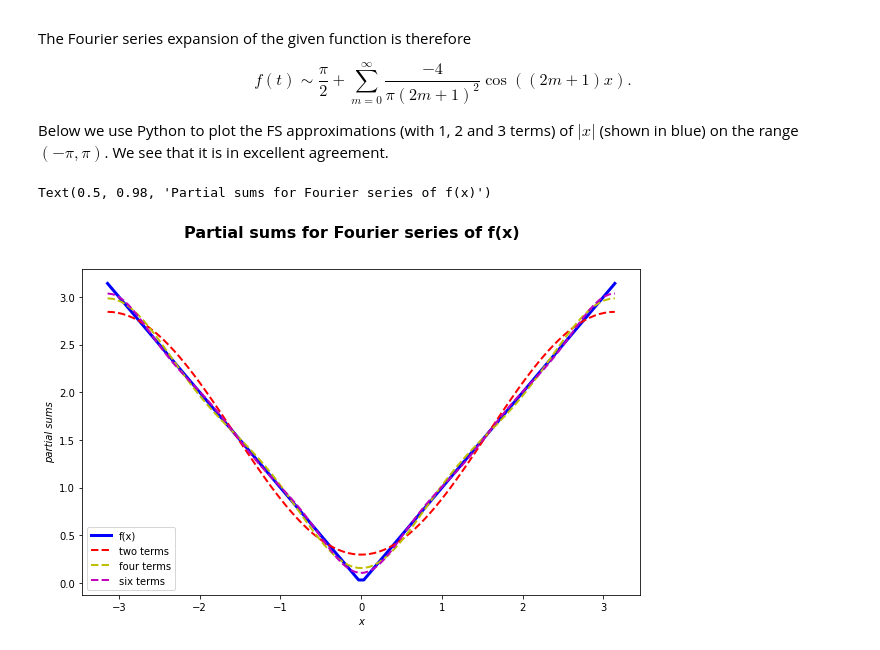
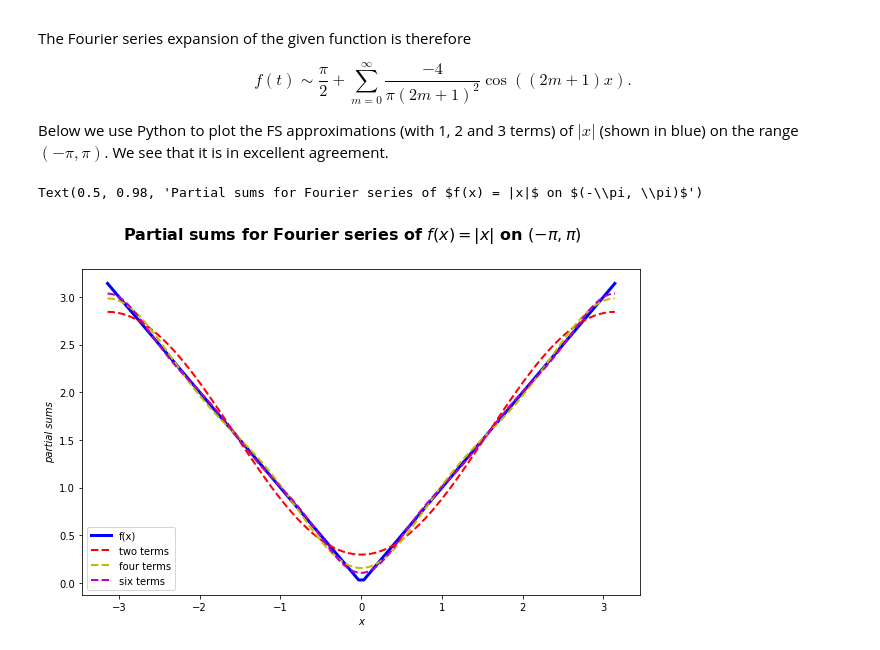
Before and after one commit to jjcrofts77/Advanced-Calculus-MATH20471, a Jupyter notebook: content/notebooks/Part1/Chapter2/Fourierseries2pi.ipynb, the cells around one changed output. Drawn from its saved outputs; the diff is of its cells as text; code cells hidden in the pictures.

```diff
--- a/content/notebooks/Part1/Chapter2/Fourierseries2pi.ipynb
+++ b/content/notebooks/Part1/Chapter2/Fourierseries2pi.ipynb
@@ -176,35 +176,35 @@ Below we use Python to plot the FS approximations (with 1, 2 and 3 terms) of $|x
 # %%
 # python modules (maths + plotting)
 import numpy as np
 import matplotlib.pyplot as plt
 plt.rcParams['figure.figsize'] = [10, 6] # sets the size of the figure in inches
 
 # domain of plot (-pi, pi)
 x = np.linspace(-np.pi,np.pi,100)
 
 # square wave function (Example 2.2.2)
 f=np.abs(x)
 
 # Partial sums for the FS of the square wave
 y1=np.pi/2-(4/np.pi)*np.cos(x) # one term (first and second harmonics)
 y2=y1-(4/np.pi)*np.cos(3*x)/9.0 # 2 terms
 y3=y2-(4/np.pi)*np.cos(5*x)/25.0 # 3 terms
 
 # plot
 plt.ion()
 plt.plot(x,f,'b-',lw=3,label='f(x)')
 plt.plot(x,y1,'r--',lw=2,label='two terms')
 plt.plot(x,y2,'y--',lw=2,label='four terms')
 plt.plot(x,y3,'m--',lw=2,label='six terms')
 
 # add legend, label axis and add title
 plt.legend(loc='best')
 plt.xlabel('x',style='italic')
 plt.ylabel('partial sums',style='italic')
-plt.suptitle('Partial sums for Fourier series of f(x)',size=16,weight='bold')
+plt.suptitle('Partial sums for Fourier series of $f(x) = |x|$ on $(-\pi, \pi)$',size=16,weight='bold')
 # %% [output]
-Text(0.5, 0.98, 'Partial sums for Fourier series of f(x)')
+Text(0.5, 0.98, 'Partial sums for Fourier series of $f(x) = |x|$ on $(-\\pi, \\pi)$')
-[figure, old version]
+[figure, new version]
 # %% [markdown]
 ## Sine and cosine series
 
```
Also changed, not shown: parts of 2 cells of this notebook.
